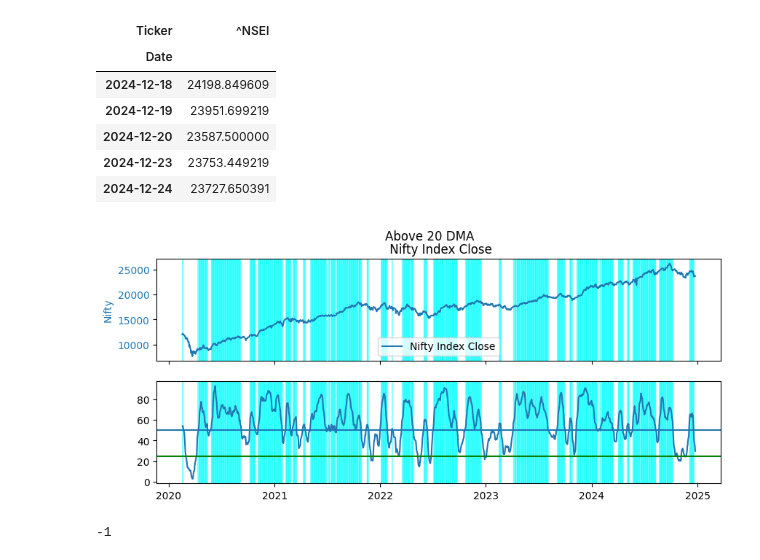
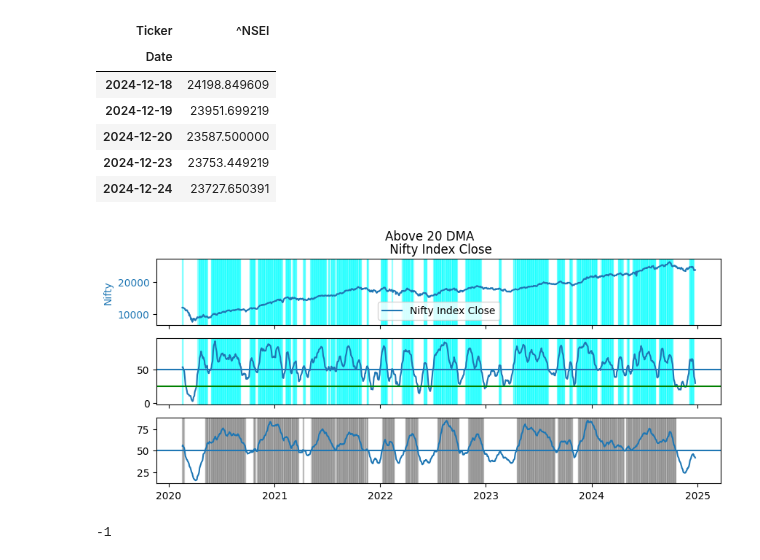
Before and after one commit to anirbanghoshsbi/.github.io, a Jupyter notebook: work/nifty_%_above_50_dma.ipynb, the cells around one changed output. Drawn from its saved outputs; the diff is of its cells as text; code cells hidden in the pictures.

```diff
--- a/work/nifty_%_above_50_dma.ipynb
+++ b/work/nifty_%_above_50_dma.ipynb
@@ -95,9 +95,11 @@ plt.show()
 signal_S=np.where(percemtage_above_dma_200_10>percemtage_above_dma_200_30,1,-1)
 signal=np.where(percentage_above_dma_10_ema>percentage_above_dma_30_ema,1,-1)
 result=percentage_above_dma_10_ema#-percentage_above_dma_30_ema
+result_L = percentage_above_dma_30_ema
 # %%
 aligned_nifty_close=aligned_nifty_close.tail(1200)
 result=result.tail(1200)
+result_L=result_L.tail(1200)
 # %%
 aligned_nifty_close.tail(5)
 # %% [output]
@@ -109,39 +111,47 @@ aligned_nifty_close.tail(5)
 | 2024-12-23 | 23753.449219 |
 | 2024-12-24 | 23727.650391 |
 # %%
-fig, (ax1, ax2) = plt.subplots(2, 1, figsize=(10,4), sharex=True)
+fig, (ax1, ax2,ax3) = plt.subplots(3, 1, figsize=(10,4), sharex=True)
 ax1.set_ylabel(' Nifty Index', color='tab:blue')
 ax1.plot(aligned_nifty_close.index, aligned_nifty_close, color='tab:blue', label='Nifty Index Close')
 ax1.tick_params(axis='y', labelcolor='tab:blue')
 ax1.set_title(' Nifty Index Close')
 ax2.plot(result , label='up')
+ax3.plot(result_L , label='up')
 ax1.legend(loc='upper left')
 ax2.axhline(y=50)
+ax3.axhline(y=50)
 ax2.axhline(y=25,color='g')
 ax1.set_ylabel('Nifty')
 ax1.legend('ML Signal')
 ax1.legend(loc='best')
 fig.suptitle('Above 20 DMA')
 # Highlighting the regions where Above 20 DMA is below -20
 '''
 below_threshold = result < 35
 
 for i in range(1, len(aligned_nifty_close.index)):
     if below_threshold[i] and below_threshold[i-1]:
         ax1.axvspan(aligned_nifty_close.index[i-1], aligned_nifty_close.index[i], color='green', alpha=0.3)
         ax2.axvspan(aligned_nifty_close.index[i-1], aligned_nifty_close.index[i], color='green', alpha=0.3)
 '''
 
 below_threshold = result>50 #result < 22
-
+below_threshold_L = result_L>50 #result < 22
 for i in range(1, len(aligned_nifty_close.index)):
     if below_threshold[i] and below_threshold[i-1]:
         ax1.axvspan(aligned_nifty_close.index[i-1], aligned_nifty_close.index[i], color='cyan', alpha=0.3)
         ax2.axvspan(aligned_nifty_close.index[i-1], aligned_nifty_close.index[i], color='cyan', alpha=0.3)
 
+
+for i in range(1, len(aligned_nifty_close.index)):
+    if below_threshold_L[i] and below_threshold_L[i-1]:
+        #ax1.axvspan(aligned_nifty_close.index[i-1], aligned_nifty_close.index[i], color='green', alpha=0.3)
+        ax3.axvspan(aligned_nifty_close.index[i-1], aligned_nifty_close.index[i], color='gray', alpha=0.3)
+
 plt.show()
 # %% [output]
-[figure, old version]
+[figure, new version]
 # %%
 result[-10:].to_csv('result.csv')
 # %%
```
Also changed, not shown: parts of 3 cells of this notebook.
